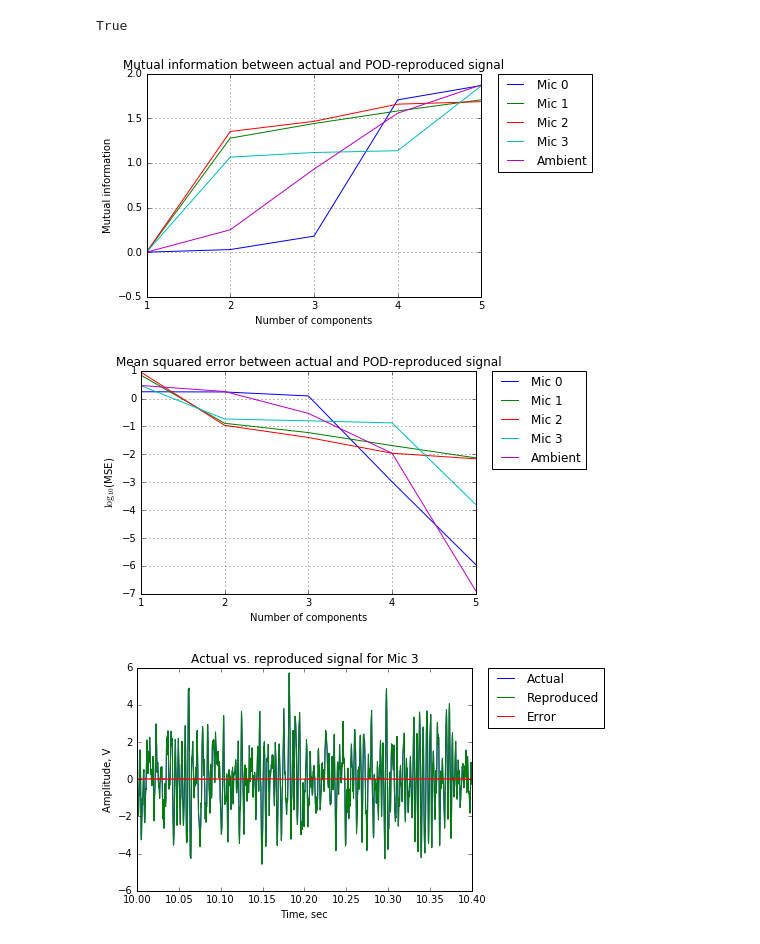
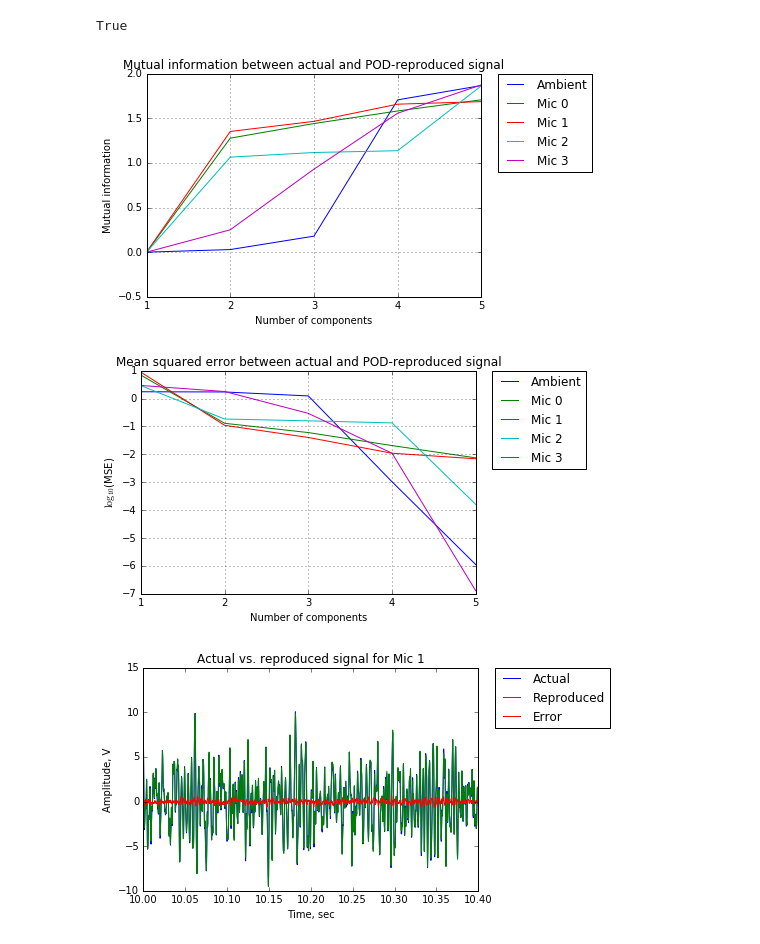
Before and after one commit to Engineero/burner_analysis, a Jupyter notebook: data_analysis_notebook.ipynb, the cells around one changed output. Cells and saved outputs as stored; diff of their text form; code cells hidden in the pictures.

```diff
--- a/data_analysis_notebook.ipynb
+++ b/data_analysis_notebook.ipynb
@@ -83,7 +84,7 @@ if not db.closed:
 Number of rows: 8487
 # %%
 step = 1/5e3  # microphone sample period, sec
-mic_list = ("Mic 0", "Mic 1", "Mic 2", "Mic 3", "Ambient")  # for setting the legend
+mic_list = ("Ambient", "Mic 0", "Mic 1", "Mic 2", "Mic 3")  # for setting the legend
 # %% [markdown]
 The following cells were used in testing and developing the data import helper function. They can be made runable again by selecting them in command mode and pressing `command-M+Y`.
 # %% [raw]
@@ -842,21 +757,21 @@ plt.legend(mic_list, bbox_to_anchor=(1.05, 1), loc="upper left", borderaxespad=0
 plt.show()
 plt.close()
 # %% [output]
-[figure, old version]
+[figure, new version]
-[figure, old version]
+[figure, new version]
 # %%
-num_comp = 4
-index = 3
+num_comp = 2
+index = 2
 reproduced = np.dot(U[:, :num_comp], np.dot(np.diag(s[:num_comp]), V[:num_comp, :]))
 
 plt.plot(time, POD_data[:, index])
 plt.plot(time, reproduced[:,index])
 plt.plot(time, POD_data[:, index] - reproduced[:,index])
 plt.xlim(time[0], time[-1])
 plt.title("Actual vs. reproduced signal for {}".format(mic_list[index]))
 plt.xlabel("Time, sec")
 plt.ylabel("Amplitude, V")
 plt.legend(["Actual", "Reproduced", "Error"], bbox_to_anchor=(1.05, 1), loc="upper left", borderaxespad=0)
 plt.show()
 # %% [output]
-[figure, old version]
+[figure, new version]
```
Also changed, not shown: parts of 44 cells of this notebook.
